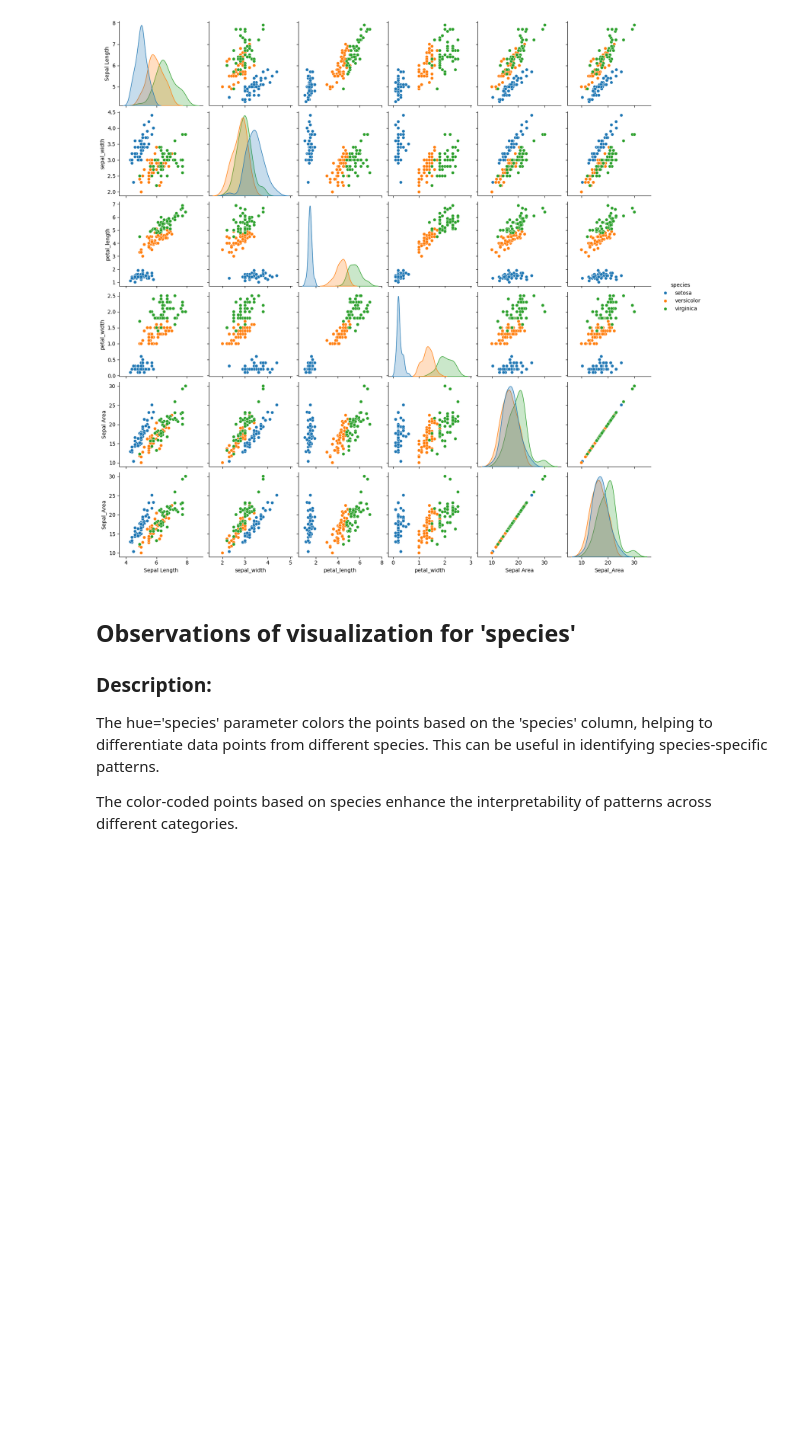
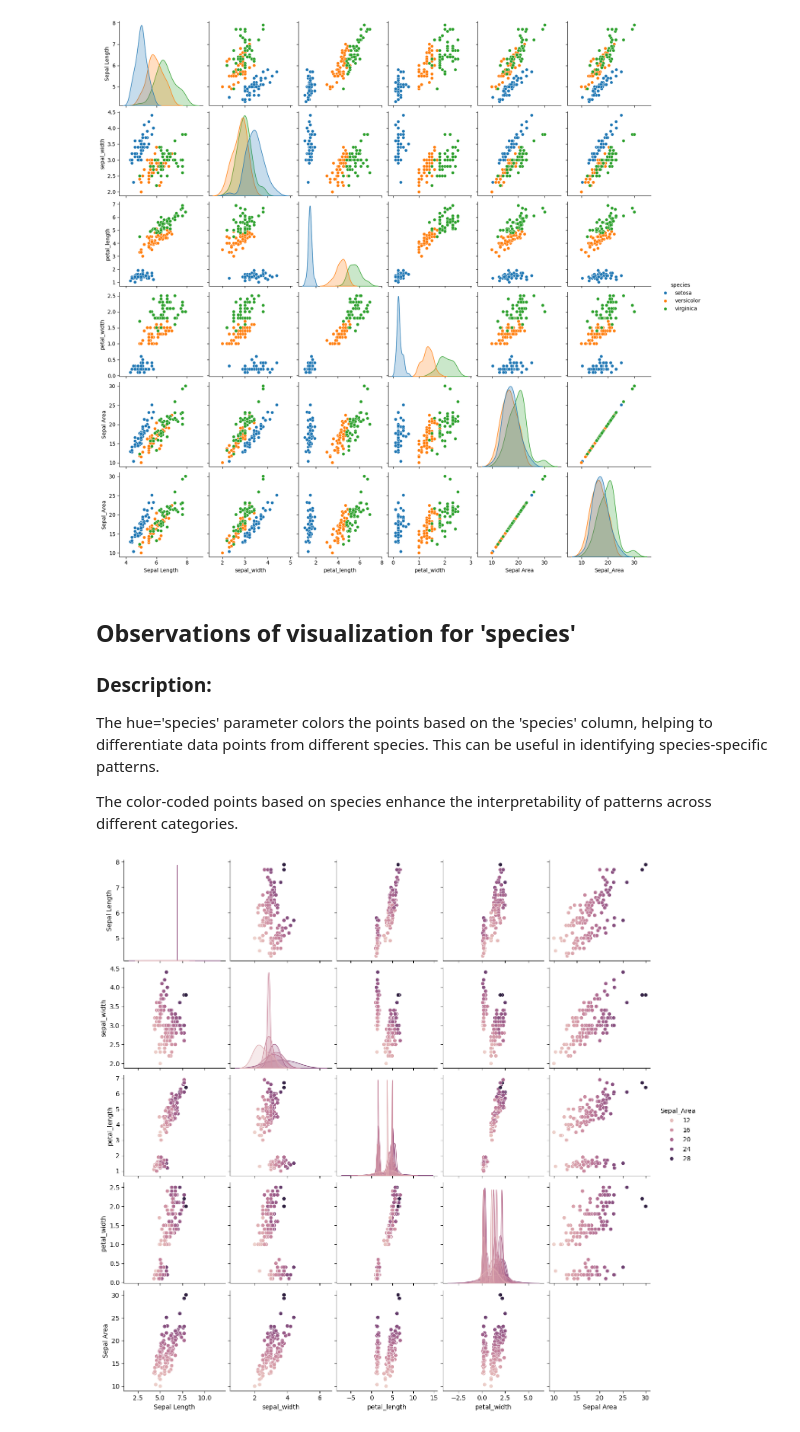
Before and after one commit to drodmay1/datafun-04-jupyter, a Jupyter notebook: david_eda.ipynb, the cells around one changed output. Cells and saved outputs as stored; diff of their text form; code cells hidden in the pictures; blank space fills up the shorter version.

Commit message:
plot added with sepal area and markdown

```diff
--- a/david_eda.ipynb
+++ b/david_eda.ipynb
@@ -370,3 +370,10 @@ plt.show()
 The hue='species' parameter colors the points based on the 'species' column, helping to differentiate data points from different species. This can be useful in identifying species-specific patterns.
 
 The color-coded points based on species enhance the interpretability of patterns across different categories.
+# %%
+##Initial Visualizations for column Sepal_Area
+
+sns.pairplot(df, hue='Sepal_Area')
+plt.show()
+# %% [output]
+[figure, added]
```
Also changed, not shown: parts of 2 cells of this notebook.
